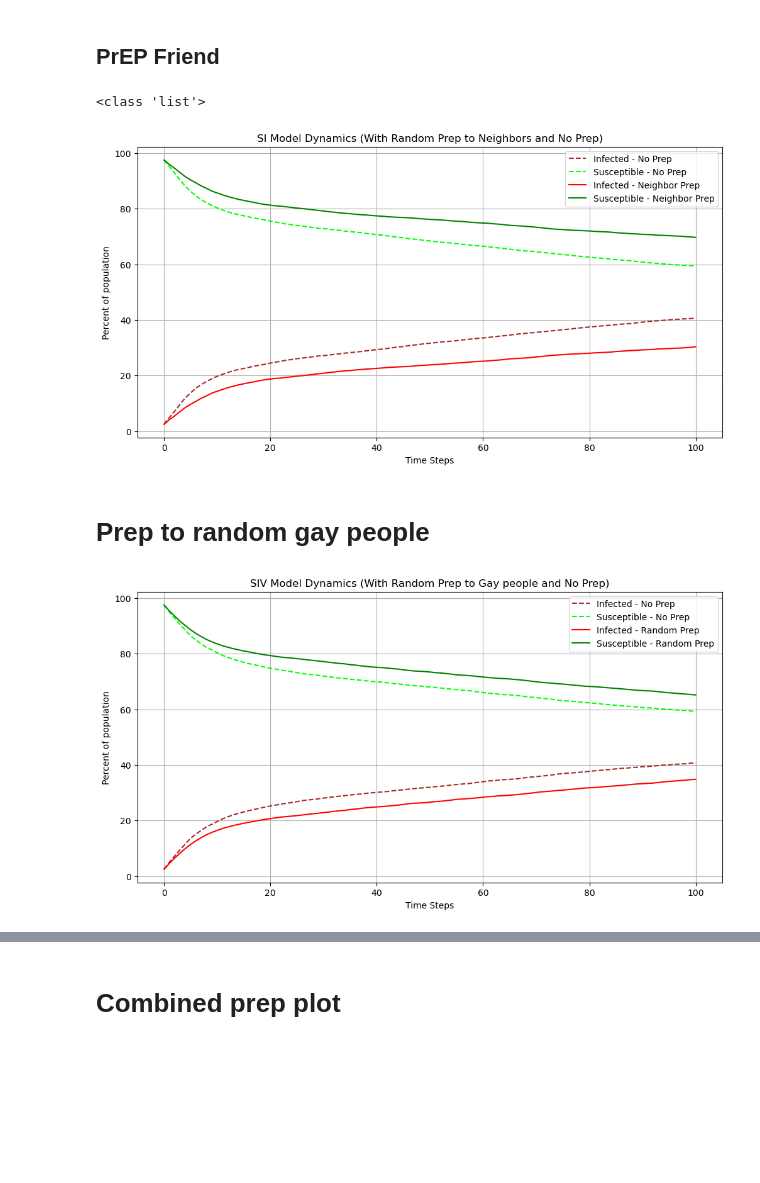
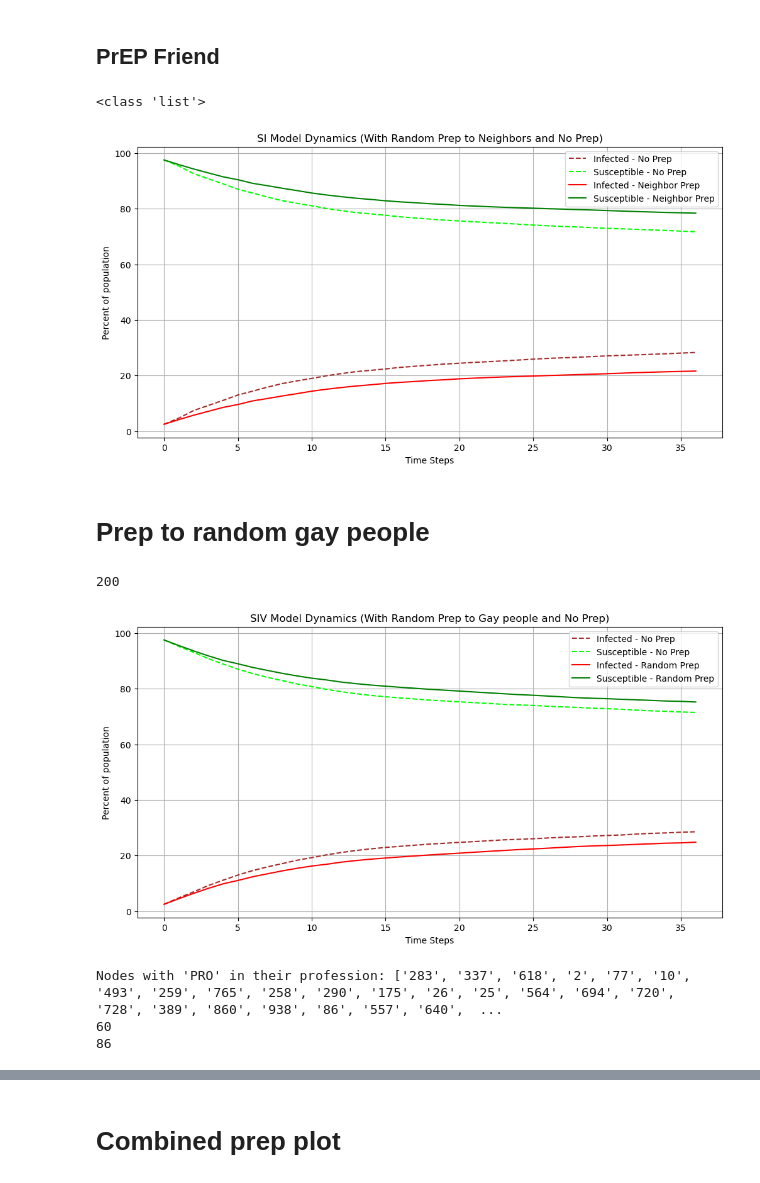
Before and after one commit to TretiakTS/NetworkAnalysisHIV, a Jupyter notebook: SI_models.ipynb, the cells around one changed output, grey strips where cells are left out. Drawn from its saved outputs; the diff is of its cells as text; code cells hidden in the pictures; blank space fills up the shorter version.

```diff
--- a/SI_models.ipynb
+++ b/SI_models.ipynb
@@ -85,7 +85,7 @@ initial_infected_B = [
 ]
 
 # Parameters
-steps = 100
+steps = 36
 step_size = 30  # 1 month = 30 days
 
 # Run SI model for the base case
@@ -411,7 +411,7 @@ plt.grid()
 plt.show()
 # %% [output]
 <class 'list'>
-[figure, old version]
+[figure, new version]
 # %% [markdown]
 # Prep to random gay people
 # %%
@@ -422,11 +422,11 @@ susceptible_counts_no_vax, infected_counts_no_vax = si_model_updated(B, initial_
 random.seed(42)  # Set the seed for reproducibility
 gay_people_without_hiv = []
 for node_id, attributes in B.nodes(data=True):
-    if attributes.get('HIV_status') != 'Positive' and attributes.get('Gay') == 1:
+    if attributes.get('HIV_status') != 'Positive' and attributes.get('Gay') == 1 and int(attributes.get('Age'))>=15 and int(attributes.get('Age'))<=35:
         gay_people_without_hiv.append(node_id)
 
 random_gay_prep_nodes = random.sample(gay_people_without_hiv, top_N)
-
+print(len(random_gay_prep_nodes))
 # Treat the selected nodes (set edge probabilities to 0 for their connections on a copy of the graph)
 B_random_prep_gay = B.copy()
 
@@ -454,31 +454,76 @@ plt.plot(
     range(steps + 1),
     susceptible_counts_no_vax,
     label="Susceptible - No Prep",
     color="lime",
     linestyle="--",
 )
 
 # Random Prep
 plt.plot(
     range(steps + 1),
     infected_counts_vax_random_gay,
     label="Infected - Random Prep",
     color="red",
     linestyle="-",
 )
 plt.plot(
     range(steps + 1),
     susceptible_counts_vax_random_gay,
     label="Susceptible - Random Prep",
     color="green",
     linestyle="-",
 )
 
 plt.xlabel("Time Steps")
 plt.ylabel("Percent of population")
 plt.title("SIV Model Dynamics (With Random Prep to Gay people and No Prep)")
 plt.legend()
 plt.grid()
 plt.show()
 # %% [output]
+200
-[figure, old version]
+[figure, new version]
+# %%
+# Load the .graphml file
+file_path = "G_3.graphml"  # Update with the correct path if needed
+G = nx.read_graphml(file_path)
+len(G.edges)
+
+
+
+# Initialize the list to store node IDs with "PRO" in their profession
+GAY_PROS = []
+PROS=[]
+# Iterate over all nodes in the graph
+for node_id in G.nodes:
+    node_attributes = G.nodes[node_id]
+    gaybool=node_attributes.get("Gay", None)
+    HIV_bool=node_attributes.get("HIV_status", None)
+    if gaybool==1 and HIV_bool== 'Negative':
+        profession = node_attributes.get("Profession", None)  # Get "Profession"
+
+        # Check if the profession attribute exists and contains "PRO"
+        if profession and "PRO" in profession.upper():  # Case insensitive check for "PRO"
+            GAY_PROS.append(node_id)  # Add the node ID to the list
+
+
+# Iterate over all nodes in the graph
+for node_id in G.nodes:
+    node_attributes = G.nodes[node_id]
+    HIV_bool=node_attributes.get("HIV_status", None)
+    if HIV_bool== 'Negative':
+        profession = node_attributes.get("Profession", None)  # Get "Profession"
+        # Check if the profession attribute exists and contains "PRO"
+        if profession and "PRO" in profession.upper():  # Case insensitive check for "PRO"
+            PROS.append(node_id)  # Add the node ID to the list
+
+
+# Print the list of node IDs with "PRO" in their profession
+print("Nodes with 'PRO' in their profession:", GAY_PROS)
+
+print(len(GAY_PROS))
+print(len(PROS))
+# %% [output]
+Nodes with 'PRO' in their profession: ['283', '337', '618', '2', '77', '10', '493', '259', '765', '258', '290', '175', '26', '25', '564', '694', '720', '728', '389', '860', '938', '86', '557', '640',  ...
+60
+86
```
Also changed, not shown: parts of 7 cells of this notebook, 1 other file.
